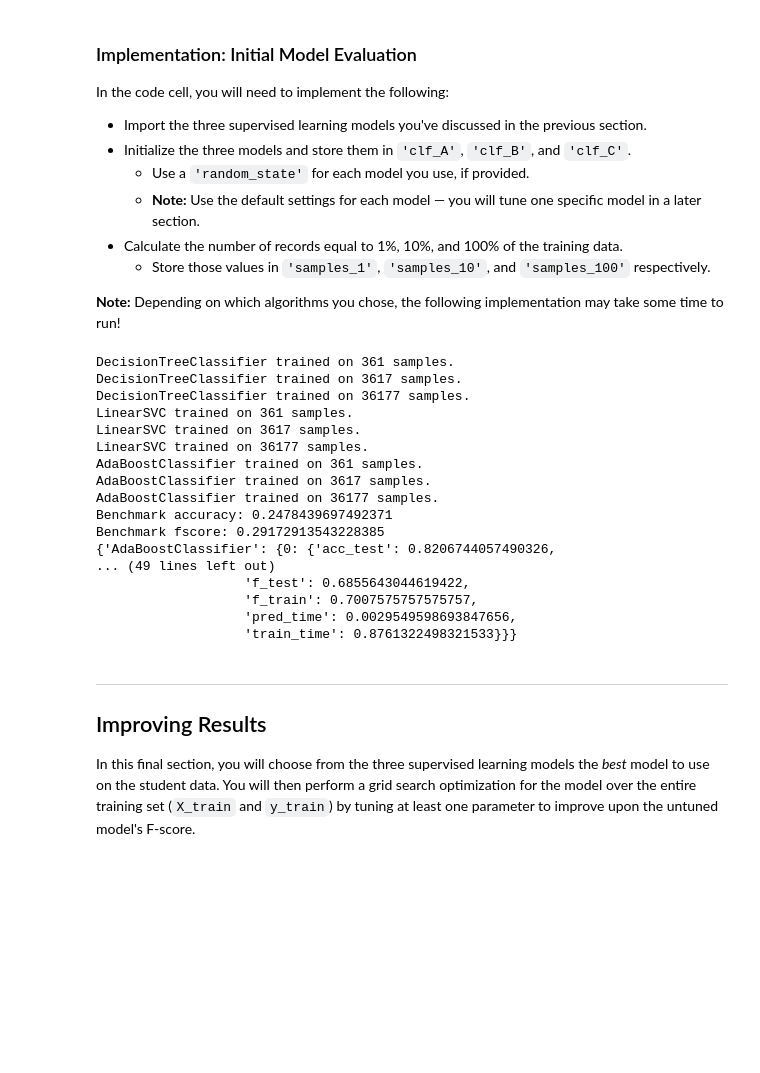
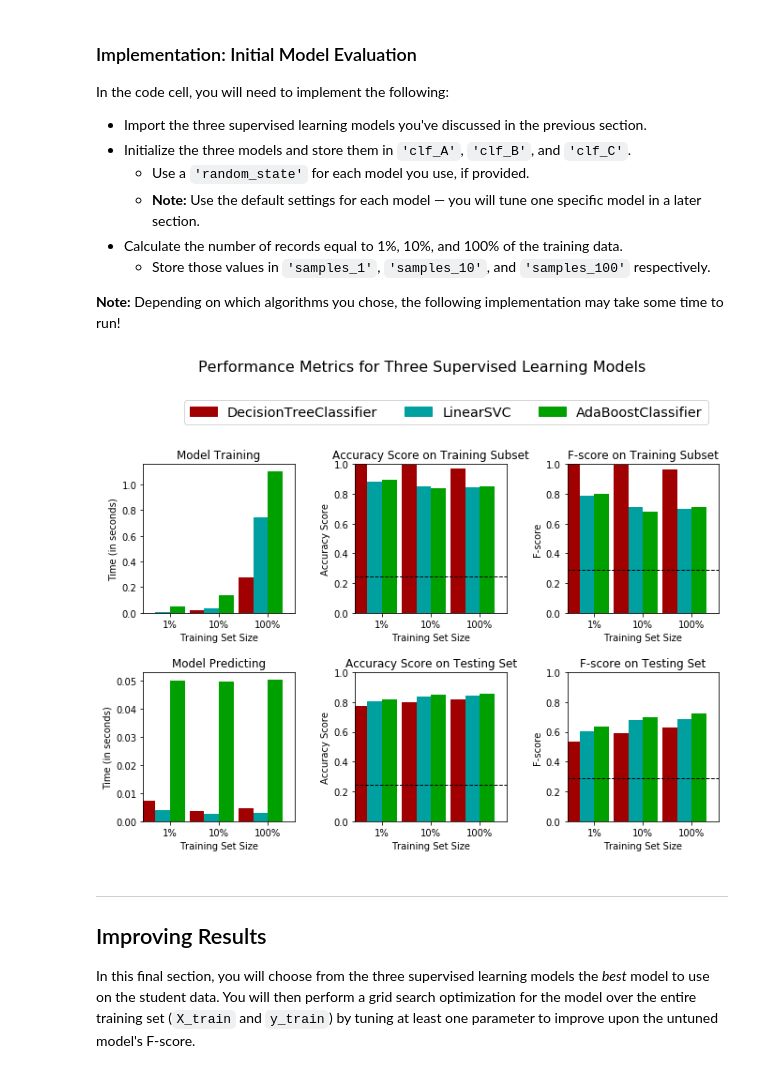
Before and after one commit to ShadowGiraffe/MLND-submission, a Jupyter notebook: finding_donors/finding_donors.ipynb, the cells around one changed output. Cells and saved outputs as stored; diff of their text form; code cells hidden in the pictures; blank space fills up the shorter version.

Commit message:
Add visualization to aid model selection.

```diff
--- a/finding_donors/finding_donors.ipynb
+++ b/finding_donors/finding_donors.ipynb
@@ -430,55 +430,35 @@ In the code cell, you will need to implement the following:
 # %%
 # TODO: Import the three supervised learning models from sklearn
 import pprint
 from sklearn.ensemble import AdaBoostClassifier
 from sklearn.svm import LinearSVC
 from sklearn.tree import DecisionTreeClassifier
 
 # TODO: Initialize the three models
 clf_A = DecisionTreeClassifier(random_state=RANDOM_STATE)
 clf_B = LinearSVC(random_state=RANDOM_STATE)
 clf_C = AdaBoostClassifier(random_state=RANDOM_STATE)
 
 # TODO: Calculate the number of samples for 1%, 10%, and 100% of the training data
 # HINT: samples_100 is the entire training set i.e. len(y_train)
 # HINT: samples_10 is 10% of samples_100 (ensure to set the count of the values to be `int` and not `float`)
 # HINT: samples_1 is 1% of samples_100 (ensure to set the count of the values to be `int` and not `float`)
 samples_100 = len(y_train)
 samples_10 = int(samples_100 * .1)
 samples_1 = int(samples_100 * .01)
 
 # Collect results on the learners
 results = {}
 for clf in [clf_A, clf_B, clf_C]:
     clf_name = clf.__class__.__name__
     results[clf_name] = {}
     for i, samples in enumerate([samples_1, samples_10, samples_100]):
         results[clf_name][i] = train_predict(clf, samples, X_train, y_train, X_test, y_test)
 
-# Comment out metrics visualization because it is not displayed properly.
-# vs.evaluate(results, accuracy, fscore)
-
-print('Benchmark accuracy: {}'.format(benchmark_accuracy))
-print('Benchmark fscore: {}'.format(benchmark_fscore))
-pprint.pprint(results)
+# Metrics visualization.
+vs.evaluate(results, benchmark_accuracy, benchmark_fscore)
 # %% [output]
-DecisionTreeClassifier trained on 361 samples.
-DecisionTreeClassifier trained on 3617 samples.
-DecisionTreeClassifier trained on 36177 samples.
-LinearSVC trained on 361 samples.
-LinearSVC trained on 3617 samples.
-LinearSVC trained on 36177 samples.
-AdaBoostClassifier trained on 361 samples.
-AdaBoostClassifier trained on 3617 samples.
-AdaBoostClassifier trained on 36177 samples.
-Benchmark accuracy: 0.2478439697492371
-Benchmark fscore: 0.29172913543228385
-{'AdaBoostClassifier': {0: {'acc_test': 0.8206744057490326,
-... (49 lines left out)
-                   'f_test': 0.6855643044619422,
-                   'f_train': 0.7007575757575757,
-                   'pred_time': 0.0029549598693847656,
-                   'train_time': 0.8761322498321533}}}
+[figure, added]
 # %% [markdown]
 ----
 ## Improving Results
```
Also changed, not shown: parts of 3 cells of this notebook, 1 other file.
